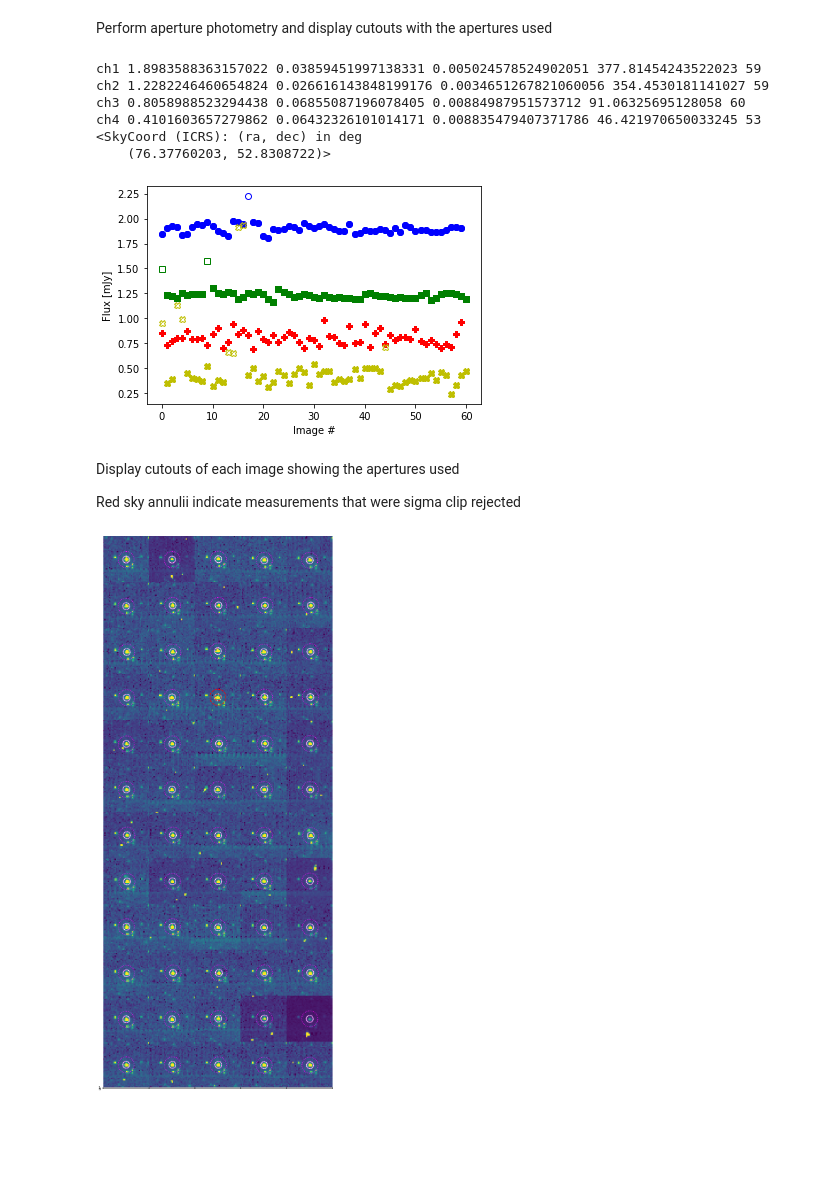
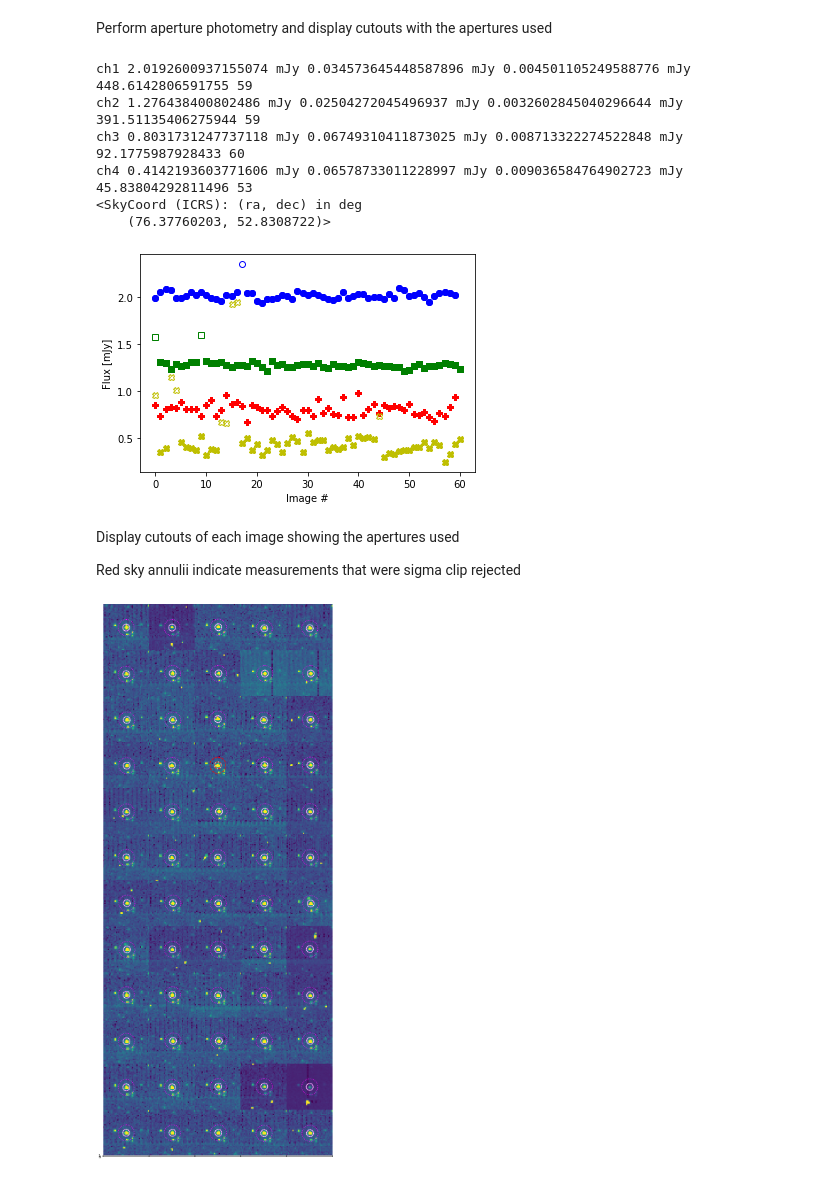
Before and after one commit to STScI-MIRI/spitzerwebb_absflux, a Jupyter notebook: G191B2B IRAC photometry.ipynb, the cells around one changed output. Saved outputs shown, nothing was run; the diff lists cells and outputs as text; code cells hidden in the pictures; blank space fills up the shorter version.

```diff
--- a/G191B2B IRAC photometry.ipynb
+++ b/G191B2B IRAC photometry.ipynb
@@ -76,7 +76,7 @@ new_center = mosimage_cutout.wcs.pixel_to_world(new_center_pix[0], new_center_pi
 # %% [markdown]
 Perform aperture photometry and display cutouts with the apertures used
 # %%
-allchfiles = [np.sort(glob.glob(f"data/{sourcename}/{aorid}/ch{i}/bcd/SPITZER_I{i}_*_cbcd.fits")) for i in np.arange(1, 5)]
+allchfiles = [np.sort(glob.glob(f"data/{sourcename}/{aorid}/ch{i}/bcd/SPITZER_I{i}_*_bcd.fits")) for i in np.arange(1, 5)]
 
 chsfluxes = []
 chscorfacs1 = []
@@ -84,10 +84,14 @@ chscorfacs2 = []
 chsfiles = []
 chsx = []
 chsy = []
+medbkgs = []
+totbkgs = []
 for k, allfiles in enumerate(allchfiles):
     sfluxes = []
     corfac1 = []
     corfac2 = []
+    medbkg = []
+    totbkg = []
     files = []
     x = []
     y = []
@@ -96,8 +100,9 @@ for k, allfiles in enumerate(allchfiles):
         image = hdul[0].data
         w = wcs.WCS(hdul[0].header)
 
-        pixscales = np.absolute([hdul[0].header["PXSCAL1"], hdul[0].header["PXSCAL2"]]) / 3600.
-        pix_area_sr = (pixscales[0]*pixscales[1])*((np.pi/180.0))**2
+        # pixscales = np.absolute([hdul[0].header["PXSCAL1"], hdul[0].header["PXSCAL2"]]) / 3600.
+        # pix_area_sr = (pixscales[0]*pixscales[1])*((np.pi/180.0))**2
+        pix_area_sr = w.proj_plane_pixel_area().to(u.sr).value
         conv_fac = 1e9*pix_area_sr  # convert from MJy/sr to mJy/pixel
         image *= conv_fac
 
@@ -110,17 +115,25 @@ for k, allfiles in enumerate(allchfiles):
             sfluxes.append(cflux[0]*apcors[k])
             corfac1.append(cflux[1])
             corfac2.append(cflux[2])
+            medbkg.append(cflux[3])
+            totbkg.append(cflux[4])
             files.append(cfilename)
             x.append(center_pix[0])
             y.append(center_pix[1])
     chsfluxes.append(sfluxes)
     chscorfacs1.append(corfac1)
     chscorfacs2.append(corfac2)
+    medbkgs.append(medbkg)
+    totbkgs.append(totbkg)
     chsfiles.append(files)
     chsx.append(x)
     chsy.append(y)
 # %%
 from astropy.stats import sigma_clip
+
+aphot = QTable(names=("channel", "flux", "stddev", "mean_stddev", "SNR", "npts"),
+               dtype=("int", "float", "float", "float", "float", "int"),
+               units=("", "mJy", "mJy", "mJy", "", ""))
 
 ptype = ['bo', 'gs', 'rP', 'yX']
 chfiltered = []
@@ -129,40 +142,45 @@ for i, sfluxes in enumerate(chsfluxes):
 
     filtered_data = sigma_clip(sfluxes, sigma=3, maxiters=5, masked=True)
     chfiltered.append(filtered_data)
 
     # make and output an astropy table
     ophot = QTable()
     nfluxes = len(sfluxes)
     ophot["AOR"] = [aorid] * nfluxes
     ophot["channel"] = [i+1] * nfluxes
     ophot["pix_x"] = chsx[i]
     ophot["pix_y"] = chsy[i]
     ophot["flux"] = sfluxes * u.mJy
     ophot["pointgaincor"] = chscorfacs1[i]
     ophot["pixelphasecor"] = chscorfacs2[i]
+    ophot["median_bkg"] = medbkgs[i] * u.mJy
+    ophot["total_bkg"] = totbkgs[i] * u.mJy
     ophot["mask"] = filtered_data.mask
     ophot["filename"] = chsfiles[i]
     ophot.write(f"data/{sourcename}/{sourcename}_{aorid}_ch{i+1}_phot.dat", format="ipac", overwrite=True)
 
     plt.plot(np.arange(len(sfluxes)), filtered_data, ptype[i])
 
-    mean = np.mean(filtered_data)
-    stddev = np.std(filtered_data)
+    mean = np.mean(filtered_data) * u.mJy
+    stddev = np.std(filtered_data) * u.mJy
     stdmean = stddev / np.sqrt(len(filtered_data[~filtered_data.mask]))
     print(f"ch{i+1}", mean, stddev, stdmean, mean/stdmean, len(filtered_data[~filtered_data.mask]))
+    aphot.add_row([i+1, mean, stddev, stdmean, mean/stdmean, len(filtered_data[~filtered_data.mask])])
+
+aphot.write(f"data/{sourcename}/{sourcename}_{aorid}_ave_phot.dat", format="ipac", overwrite=True)
 
 plt.xlabel("Image #")
 plt.ylabel("Flux [mJy]")
 
 print(new_center)
 # %% [output]
-ch1 1.8983588363157022 0.03859451997138331 0.005024578524902051 377.81454243522023 59
-ch2 1.2282246460654824 0.026616143848199176 0.0034651267821060056 354.4530181141027 59
-ch3 0.8058988523294438 0.06855087196078405 0.00884987951573712 91.06325695128058 60
-ch4 0.4101603657279862 0.06432326101014171 0.008835479407371786 46.421970650033245 53
+ch1 2.0192600937155074 mJy 0.034573645448587896 mJy 0.004501105249588776 mJy 448.6142806591755 59
+ch2 1.276438400802486 mJy 0.02504272045496937 mJy 0.0032602845040296644 mJy 391.51135406275944 59
+ch3 0.8031731247737118 mJy 0.06749310411873025 mJy 0.008713322274522848 mJy 92.1775987928433 60
+ch4 0.4142193603771606 mJy 0.06578733011228997 mJy 0.009036584764902723 mJy 45.83804292811496 53
 <SkyCoord (ICRS): (ra, dec) in deg
     (76.37760203, 52.8308722)>
-[figure, old version]
+[figure, new version]
 # %% [markdown]
 Display cutouts of each image showing the apertures used
 
@@ -170,7 +188,7 @@ Red sky annulii indicate measurements that were sigma clip rejected
 # %%
 disp_subimages(allchfiles[0], chfiltered[0], aprads, new_center)
 # %% [output]
-[figure, old version]
+[figure, new version]
 # %%
 disp_subimages(allchfiles[1], chfiltered[1], aprads, new_center)
 # %% [output]
```
Also changed, not shown: parts of 3 cells of this notebook, 4 other files.
